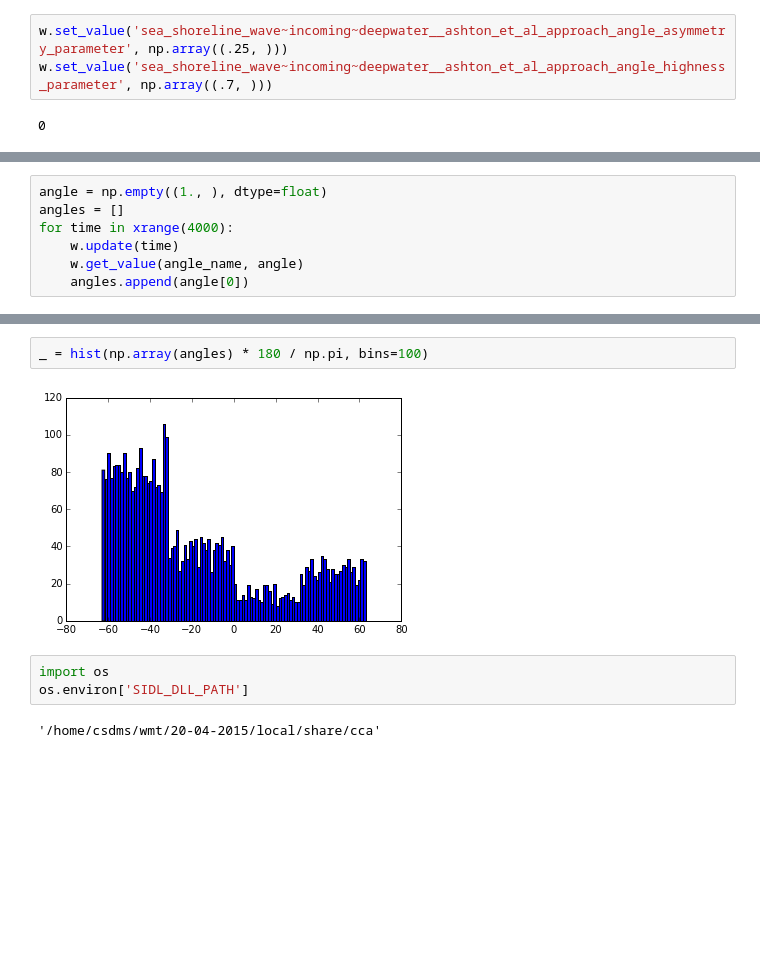
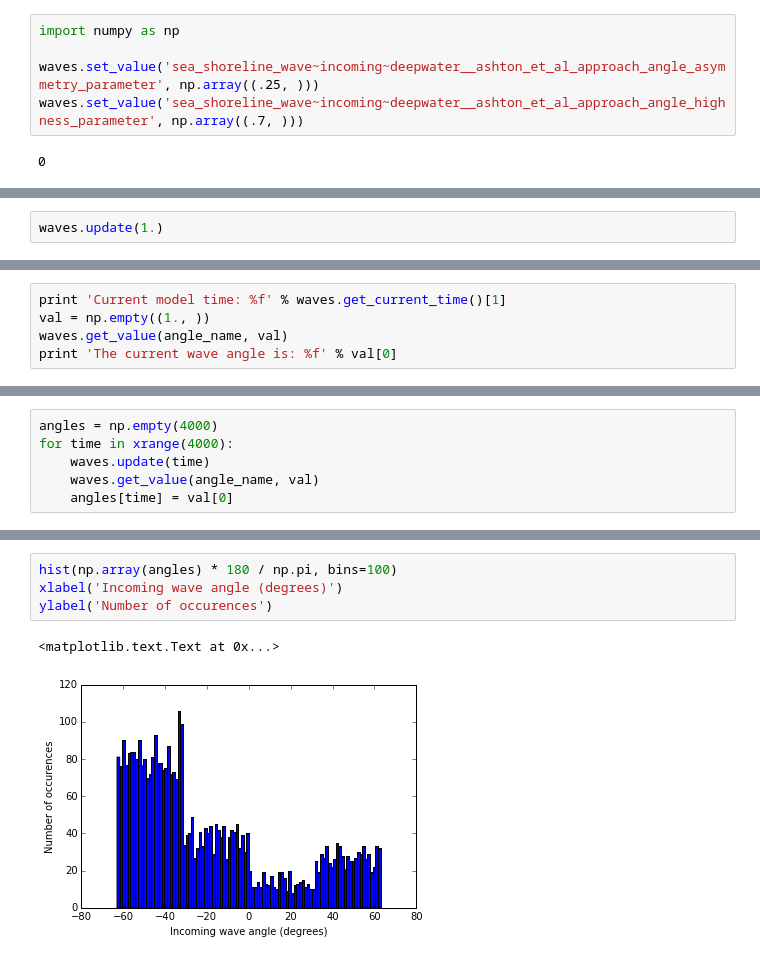
Before and after one commit to mcflugen/bmi-tutorial, a Jupyter notebook: notebooks/waves_example.ipynb, the cells around one changed output, grey strips where cells are left out. Drawn from its saved outputs; the diff is of its cells as text; blank space fills up the shorter version.

```diff
--- a/notebooks/waves_example.ipynb
+++ b/notebooks/waves_example.ipynb
@@ -34,5 +71,7 @@ w.initialize(None)
 # %%
-w.set_value('sea_shoreline_wave~incoming~deepwater__ashton_et_al_approach_angle_asymmetry_parameter', np.array((.25, )))
-w.set_value('sea_shoreline_wave~incoming~deepwater__ashton_et_al_approach_angle_highness_parameter', np.array((.7, )))
+import numpy as np
+
+waves.set_value('sea_shoreline_wave~incoming~deepwater__ashton_et_al_approach_angle_asymmetry_parameter', np.array((.25, )))
+waves.set_value('sea_shoreline_wave~incoming~deepwater__ashton_et_al_approach_angle_highness_parameter', np.array((.7, )))
 # %% [output]
 0
@@ -38,0 +80,2 @@ w.set_value('sea_shoreline_wave~incoming~deepwater__ashton_et_al_approach_angle_
+# %%
+waves.update(1.)
@@ -38,0 +86,5 @@ w.set_value('sea_shoreline_wave~incoming~deepwater__ashton_et_al_approach_angle_
+# %%
+print 'Current model time: %f' % waves.get_current_time()[1]
+val = np.empty((1., ))
+waves.get_value(angle_name, val)
+print 'The current wave angle is: %f' % val[0]
@@ -39,9 +96,8 @@ w.set_value('sea_shoreline_wave~incoming~deepwater__ashton_et_al_approach_angle_
 # %%
-angle = np.empty((1., ), dtype=float)
-angles = []
+angles = np.empty(4000)
 for time in xrange(4000):
-    w.update(time)
-    w.get_value(angle_name, angle)
-    angles.append(angle[0])
+    waves.update(time)
+    waves.get_value(angle_name, val)
+    angles[time] = val[0]
 # %%
 plot(np.array(angles) * 180 / np.pi)
@@ -51,9 +109,7 @@ plot(np.array(angles) * 180 / np.pi)
 # %%
-_ = hist(np.array(angles) * 180 / np.pi, bins=100)
+hist(np.array(angles) * 180 / np.pi, bins=100)
+xlabel('Incoming wave angle (degrees)')
+ylabel('Number of occurences')
 # %% [output]
+<matplotlib.text.Text at 0x...>
-[figure, old version]
+[figure, new version]
-# %%
-import os
-os.environ['SIDL_DLL_PATH']
-# %% [output]
-'/home/csdms/wmt/20-04-2015/local/share/cca'
```
Also changed, not shown: parts of 24 cells of this notebook.
